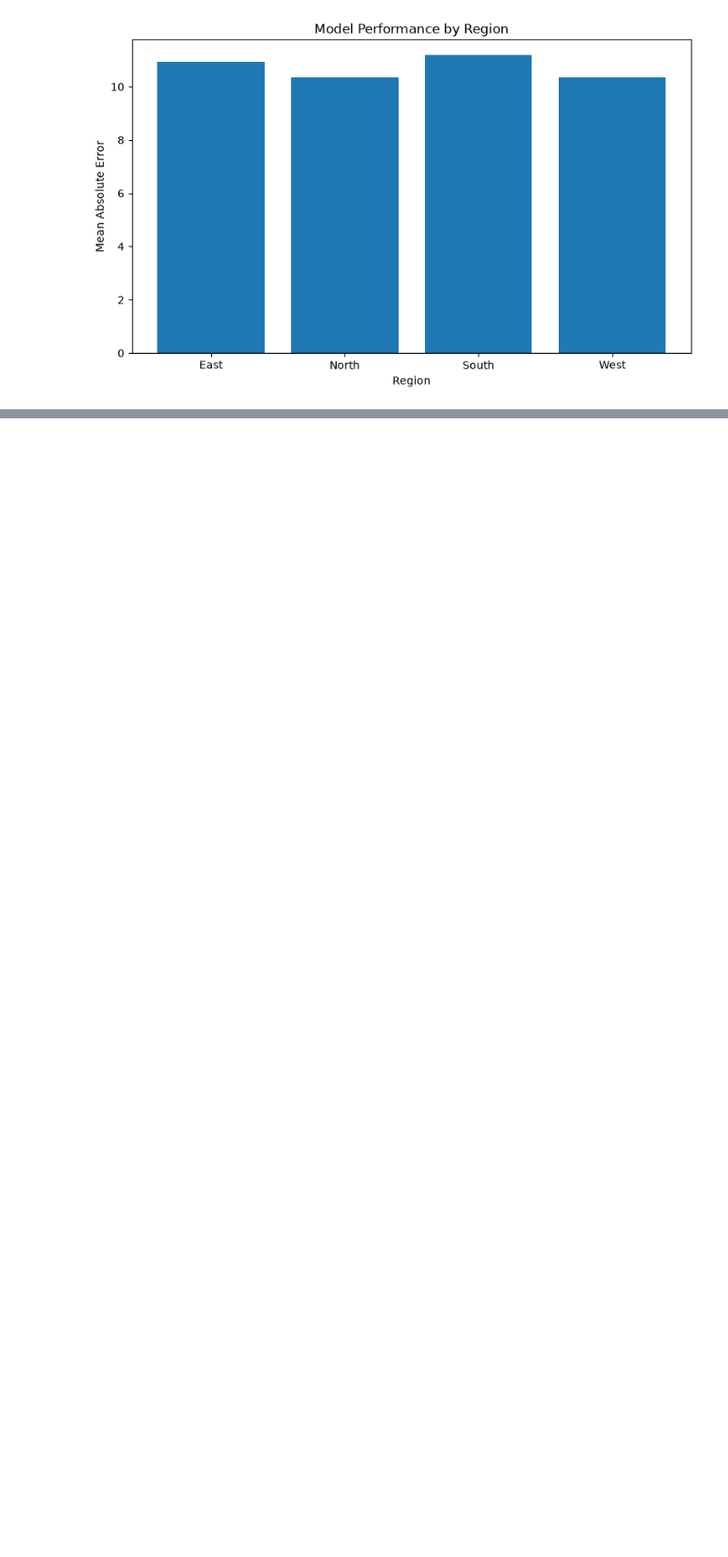
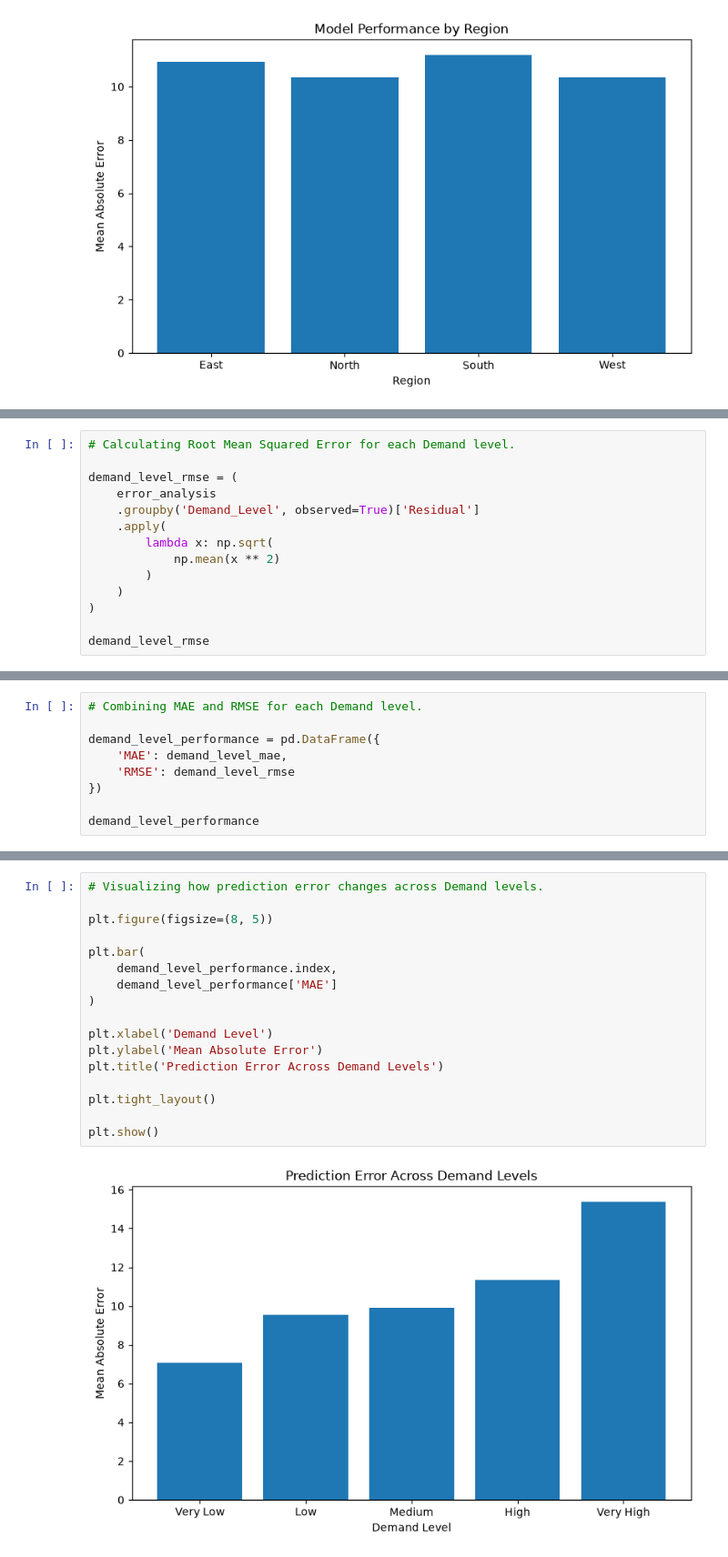
Before and after one commit to TejasMJ/retail-demand-intelligence, a Jupyter notebook: notebooks/06_model_evaluation.ipynb, the cells around one changed output, grey strips where cells are left out. Shown at 91% size. Cells and saved outputs as stored; diff of their text form; blank space fills up the shorter version.

```diff
--- a/notebooks/06_model_evaluation.ipynb
+++ b/notebooks/06_model_evaluation.ipynb
@@ -846,0 +885,14 @@ plt.show()
+# %%
+# Calculating Root Mean Squared Error for each Demand level.
+
+demand_level_rmse = (
+    error_analysis
+    .groupby('Demand_Level', observed=True)['Residual']
+    .apply(
+        lambda x: np.sqrt(
+            np.mean(x ** 2)
+        )
+    )
+)
+
+demand_level_rmse
@@ -846,0 +907,9 @@ plt.show()
+# %%
+# Combining MAE and RMSE for each Demand level.
+
+demand_level_performance = pd.DataFrame({
+    'MAE': demand_level_mae,
+    'RMSE': demand_level_rmse
+})
+
+demand_level_performance
@@ -846,0 +928,19 @@ plt.show()
+# %%
+# Visualizing how prediction error changes across Demand levels.
+
+plt.figure(figsize=(8, 5))
+
+plt.bar(
+    demand_level_performance.index,
+    demand_level_performance['MAE']
+)
+
+plt.xlabel('Demand Level')
+plt.ylabel('Mean Absolute Error')
+plt.title('Prediction Error Across Demand Levels')
+
+plt.tight_layout()
+
+plt.show()
+# %% [output]
+[figure, added]
```
Also changed, not shown: parts of 27 cells of this notebook, 2 other files.
